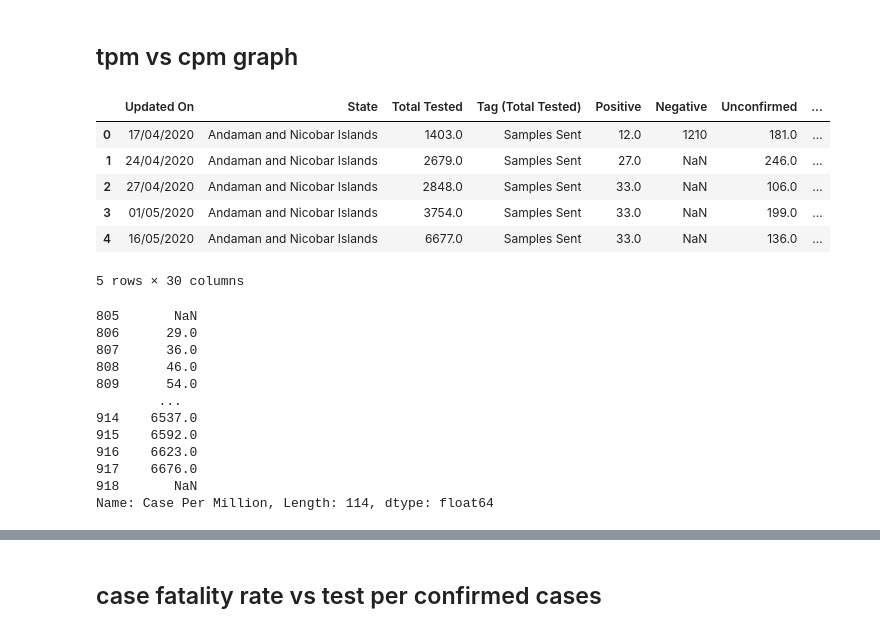
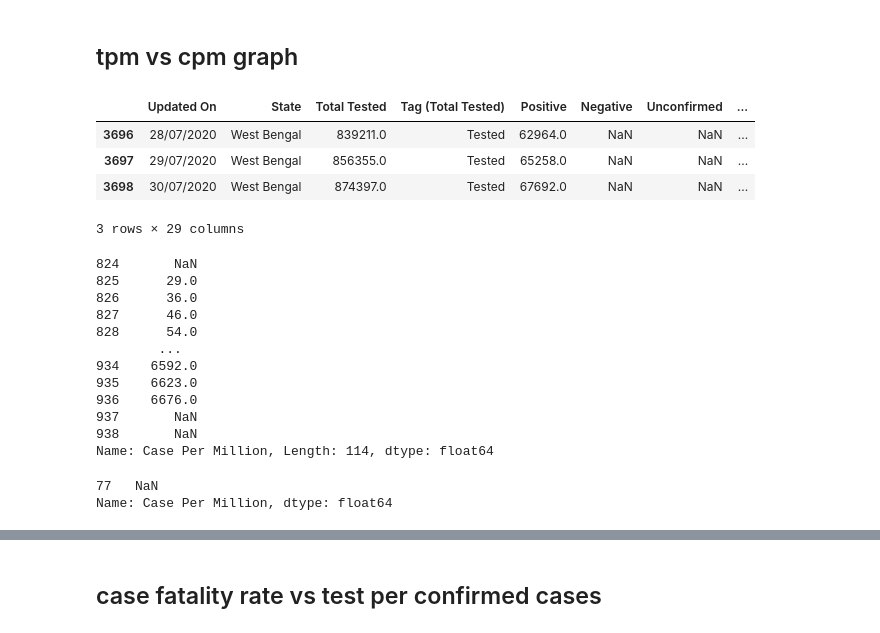
Before and after one commit to techie-corner/covid-india, a Jupyter notebook: Covid-india.ipynb, the cells around one changed output, grey strips where cells are left out. Saved outputs shown, nothing was run; the diff lists cells and outputs as text; code cells hidden in the pictures.

Commit message:
tpm-cpm-graph-table

```diff
--- a/Covid-india.ipynb
+++ b/Covid-india.ipynb
@@ -630,34 +631,43 @@ state_wise_url = 'https://api.covid19india.org/csv/latest/state_wise.csv'
 state_wise_data = pd.read_csv(state_wise_url)
 # %%
 test_data['Case Per Million'] = round((test_data['Positive']/(test_data['Population NCP 2019 Projection']/1000000)))
-test_data.head(5)
+last_day_1 = (date.today()  - timedelta(days = 1)).strftime('%d/%m/%Y')
+#test_data.head(2)
+last_day_1
+test_data = test_data[test_data['Updated On'] < (date.today()).strftime('%d-%m-%Y')]
+#date.today().strftime('%d-%m-%Y')
+test_data.tail(3)
 # %% [output]
 |  | Updated On | State | Total Tested | Tag (Total Tested) | Positive | Negative | Unconfirmed | ... |
-| 0 | 17/04/2020 | Andaman and Nicobar Islands | 1403.0 | Samples Sent | 12.0 | 1210 | 181.0 | ... |
-| 1 | 24/04/2020 | Andaman and Nicobar Islands | 2679.0 | Samples Sent | 27.0 | NaN | 246.0 | ... |
-| 2 | 27/04/2020 | Andaman and Nicobar Islands | 2848.0 | Samples Sent | 33.0 | NaN | 106.0 | ... |
-| 3 | 01/05/2020 | Andaman and Nicobar Islands | 3754.0 | Samples Sent | 33.0 | NaN | 199.0 | ... |
-| 4 | 16/05/2020 | Andaman and Nicobar Islands | 6677.0 | Samples Sent | 33.0 | NaN | 136.0 | ... |
+| 3696 | 28/07/2020 | West Bengal | 839211.0 | Tested | 62964.0 | NaN | NaN | ... |
+| 3697 | 29/07/2020 | West Bengal | 856355.0 | Tested | 65258.0 | NaN | NaN | ... |
+| 3698 | 30/07/2020 | West Bengal | 874397.0 | Tested | 67692.0 | NaN | NaN | ... |
-5 rows × 30 columns
+3 rows × 29 columns
 # %%
 group_data = test_data.groupby('State')
 group_data.get_group('Delhi')['Case Per Million']
 #group_data.groups.keys()
 # %% [output]
-805       NaN
-806      29.0
-807      36.0
-808      46.0
-809      54.0
+824       NaN
+825      29.0
+826      36.0
+827      46.0
+828      54.0
         ...
-914    6537.0
-915    6592.0
-916    6623.0
-917    6676.0
-918       NaN
+934    6592.0
+935    6623.0
+936    6676.0
+937       NaN
+938       NaN
 Name: Case Per Million, Length: 114, dtype: float64
 # %%
 state_code_list = state_wise_data[['State','State_code']][1:]
 state_code_list= state_code_list.sort_values(by=['State_code'])
+# %%
+group_data.get_group('Kerala')['Tests per million'].tail(1)
+group_data.get_group(i)['Case Per Million'].tail(1)
+# %% [output]
+77   NaN
+Name: Case Per Million, dtype: float64
 # %%
 data = []
```
Also changed, not shown: parts of 27 cells of this notebook.
